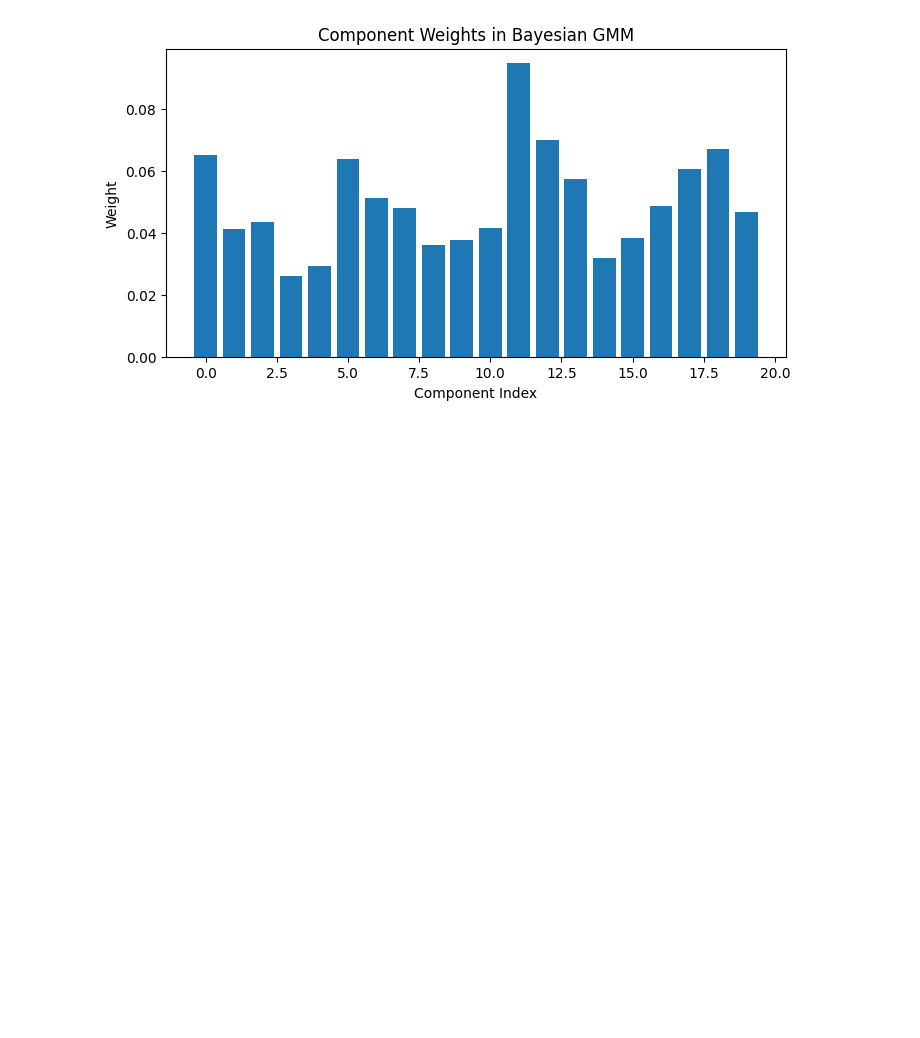
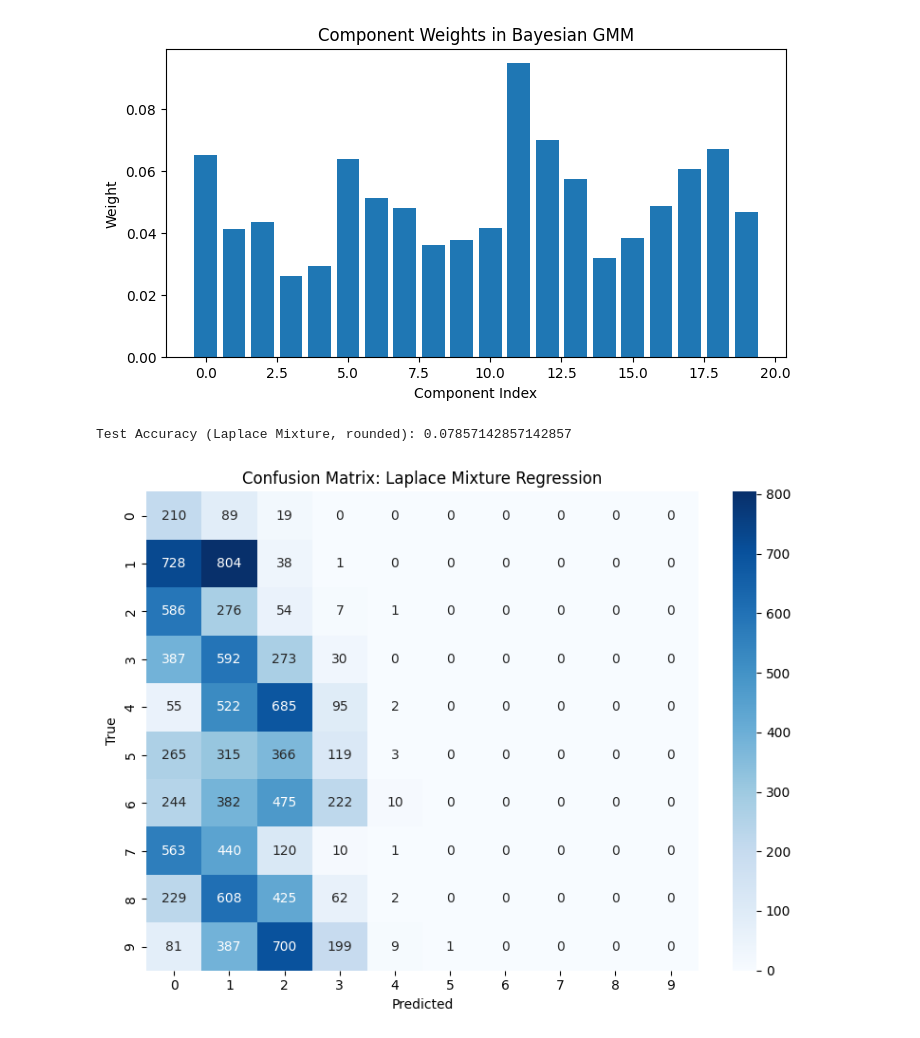
Before and after one commit to Kaushal845/GMM-MNIST, a Jupyter notebook: preprocess.ipynb, the cells around one changed output. Drawn from its saved outputs; the diff is of its cells as text; code cells hidden in the pictures; blank space fills up the shorter version.

```diff
--- a/preprocess.ipynb
+++ b/preprocess.ipynb
@@ -372,0 +442,29 @@ Number of active components: 20
+# %%
+# Assume you already have X_train, y_train, X_val, y_val, X_test, y_test
+model = LaplaceMixtureModel(n_components=5, input_dim=50, max_iters=100, device='cpu')  # Use 'cuda' if GPU available
+model.fit(X_train, y_train)
+
+# Predict
+y_pred_test, _ = model.predict(X_test)
+y_pred_test_rounded = np.round(y_pred_test).astype(int)
+
+# Accuracy
+from sklearn.metrics import accuracy_score
+print("Test Accuracy (Laplace Mixture, rounded):", accuracy_score(y_test, y_pred_test_rounded))
+# %% [output]
+Test Accuracy (Laplace Mixture, rounded): 0.07857142857142857
+# %%
+import seaborn as sns
+import matplotlib.pyplot as plt
+from sklearn.metrics import confusion_matrix
+
+cm = confusion_matrix(y_test, y_pred_test_rounded, labels=range(10))
+plt.figure(figsize=(8, 6))
+sns.heatmap(cm, annot=True, fmt='d', cmap='Blues', xticklabels=range(10), yticklabels=range(10))
+plt.xlabel("Predicted")
+plt.ylabel("True")
+plt.title("Confusion Matrix: Laplace Mixture Regression")
+plt.tight_layout()
+plt.show()
+# %% [output]
+[figure, added]
```
Also changed, not shown: parts of 5 cells of this notebook.
